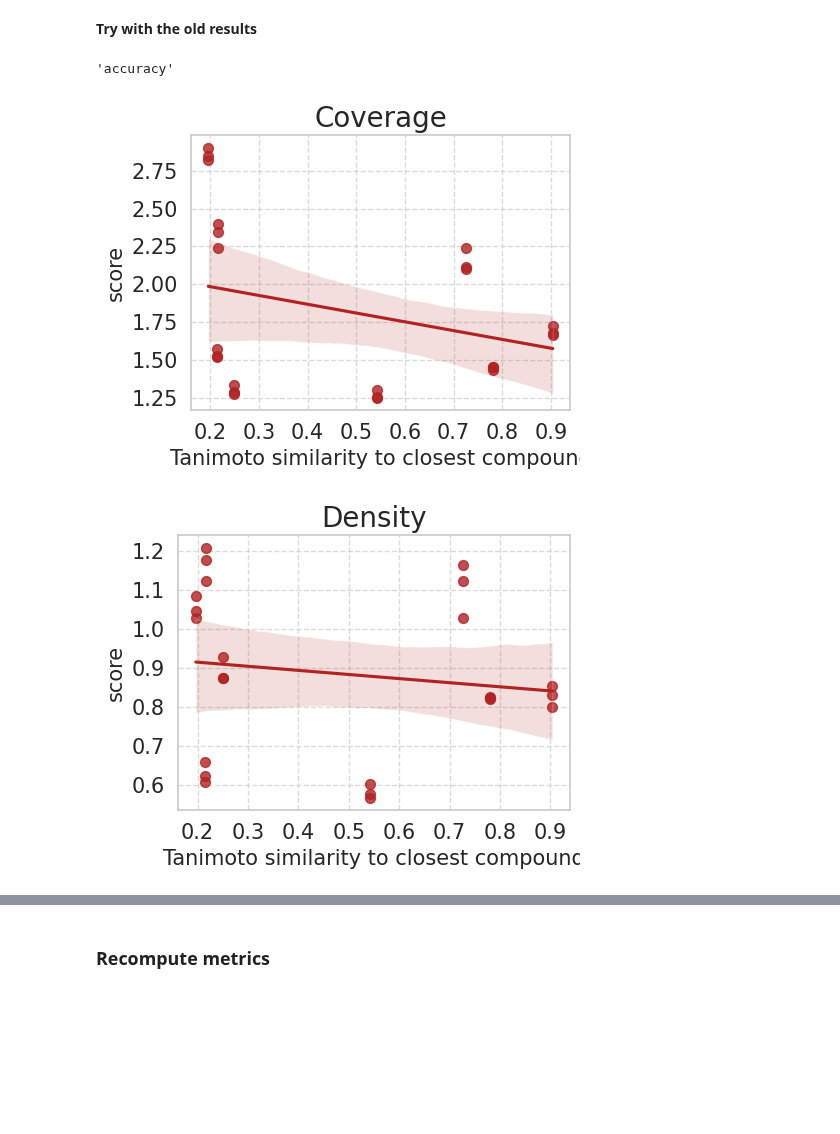
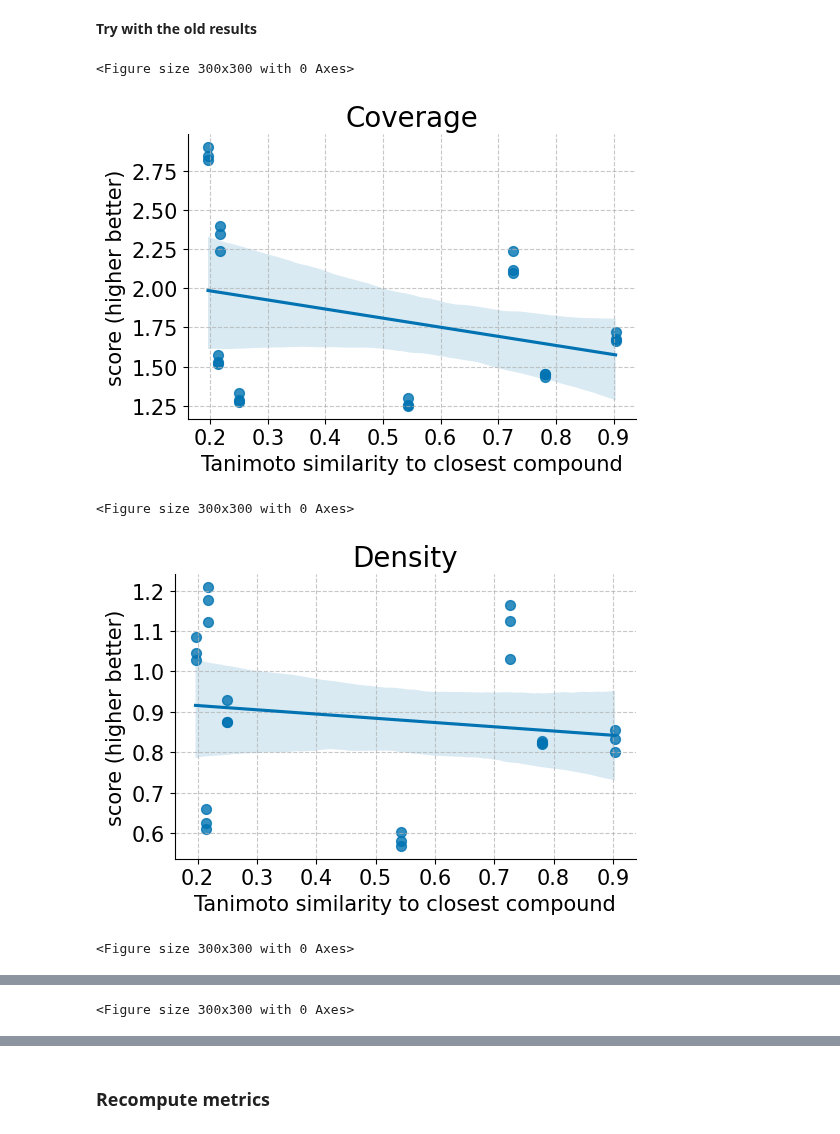
Before and after one commit to theislab/IMPA, a Jupyter notebook: notebooks/cpg0000/corrections_old_paper/unseen_drug_experiments.ipynb, the cells around one changed output, grey strips where cells are left out. Cells and saved outputs as stored; diff of their text form; code cells hidden in the pictures; blank space fills up the shorter version.

```diff
--- a/notebooks/cpg0000/corrections_old_paper/unseen_drug_experiments.ipynb
+++ b/notebooks/cpg0000/corrections_old_paper/unseen_drug_experiments.ipynb
@@ -315,43 +293,53 @@ AZ841
 # %%
 res_file_fp_path = "/lustre/groups/ml01/workspace/alessandro.palma/imCPA_official/experiments/general_experiments/4.unseen_drug_analysis/results/results_ood_scaled.pkl"
 # res_file_fp_path = "/home/icb/alessandro.palma/environment/IMPA/IMPA/project_folder/results_revaluations/metrics_fp_quantile.pkl"
-# %%
-score
-# %% [output]
-'accuracy'
 # %%
 with open(res_file_fp_path, "rb") as file:
     res_file_fp = pkl.load(file)
 res_file_fp = res_file_fp.set_index("mol")
 res_file_fp = res_file_fp.replace({"1-Accuracy": "accuracy"})
 res_file_fp["Correlation closest compound"] = mat_tani_second_highest_ood.loc[res_file_fp.index]
 res_file_fp = res_file_fp.loc[res_file_fp.model=="IMPA"]
 
 for score in np.unique(res_file_fp.score_type):
     res_file_fp_score = res_file_fp.loc[res_file_fp.score_type==score]
-    plt.figure(figsize=(5, 4))  # Adjust figure size
+    # plt.figure(figsize=(5, 4))  # Adjust figure size
 
     # Create regplot
-    sns.regplot(data=res_file_fp_score, x="Correlation closest compound", y="score", color='firebrick', scatter_kws={"s": 50})
+    plt.figure(figsize=(3,3))
+    sns.lmplot(data=res_file_fp_score,
+                x="Correlation closest compound",
+                y="score",
+                scatter_kws={"s": 50},
+               height=4,
+               aspect=1.4,
+                hue="model",
+              palette="colorblind",
+              legend=False)
 
     # Title and labels with adjusted font sizes
     plt.title(score, fontsize=20)
     plt.xlabel("Tanimoto similarity to closest compound", fontsize=15)
-    plt.ylabel("score", fontsize=15)
+    rank = "(higher better)" if score in ["Density", "Coverage", "accuracy"] else "(lower better)"
+    plt.ylabel(f"score {rank}", fontsize=15)
 
     # Adjust ticks font size
     plt.xticks(fontsize=15)
     plt.yticks(fontsize=15)
 
     # Add grid
     plt.grid(True, linestyle='--', alpha=0.7)
+    # plt.legend()
 
     # Show plot with tight layout
     plt.tight_layout()
 
     plt.savefig(f"/home/icb/alessandro.palma/environment/IMPA/IMPA/notebooks/cpg0000/corrections_old_paper/plots/{score}_vs_tanimoto.svg",
            dpi=300,format='svg')
     plt.show()
 # %% [output]
+<Figure size 300x300 with 0 Axes>
-[figure, old version]
+[figure, new version]
+<Figure size 300x300 with 0 Axes>
-[figure, old version]
+[figure, new version]
+<Figure size 300x300 with 0 Axes>
@@ -358,0 +347 @@ for score in np.unique(res_file_fp.score_type):
+<Figure size 300x300 with 0 Axes>
```
Also changed, not shown: parts of 10 cells of this notebook, 6 other files.
